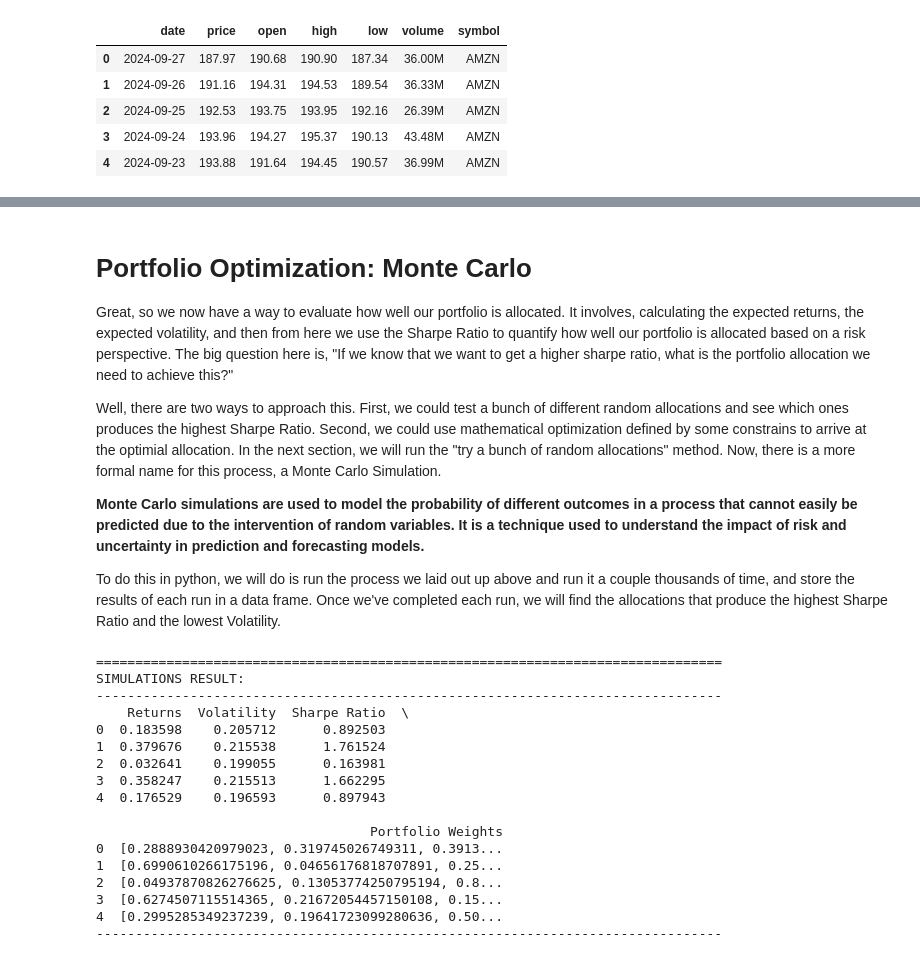
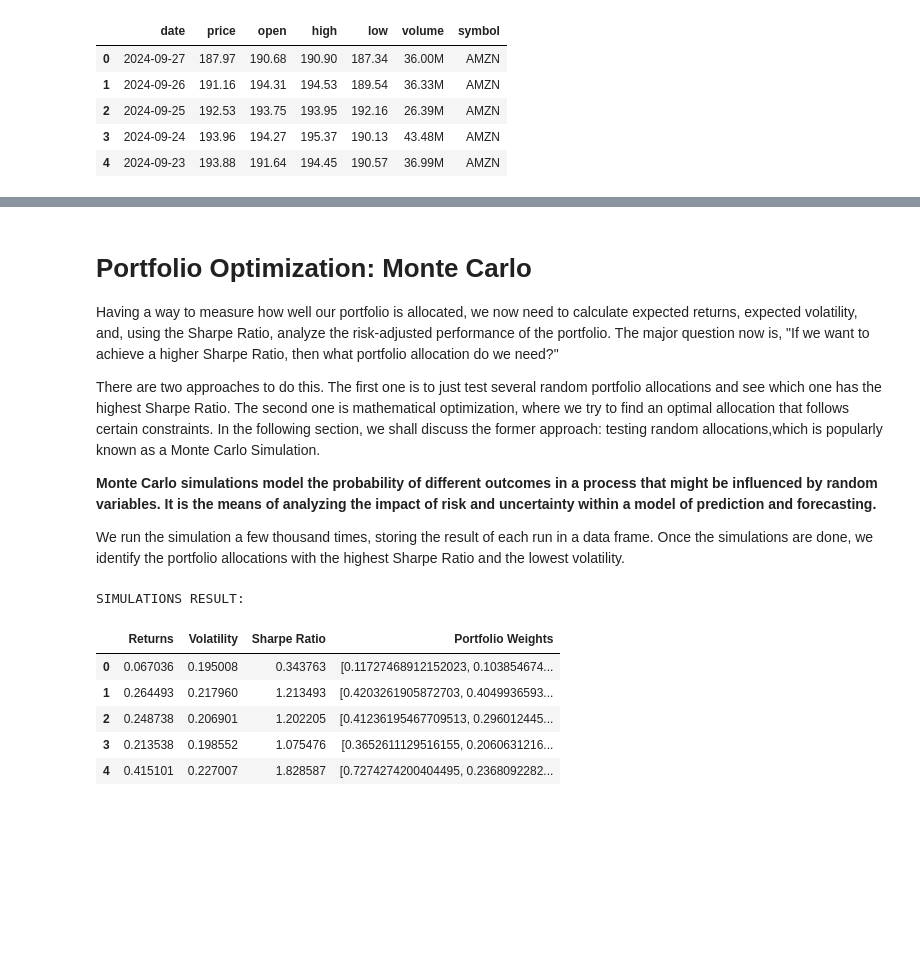
Before and after one commit to Diptadip/portfolio_optimization, a Jupyter notebook: notebooks/portfolio_optimization.ipynb, the cells around one changed output, grey strips where cells are left out. Drawn from its saved outputs; the diff is of its cells as text; code cells hidden in the pictures; blank space fills up the shorter version.

```diff
--- a/notebooks/portfolio_optimization.ipynb
+++ b/notebooks/portfolio_optimization.ipynb
@@ -19,6 +17,9 @@ from sklearn.preprocessing import StandardScaler
 # %%
-symbols = ['AAPL' , 'AMZN' , 'MSFT']
-number_of_symbols = len(symbols)
+# Symbols of the stocks in the portfolio
+SYMBOLS = ['AAPL' , 'AMZN' , 'MSFT']
+NUM_OF_SYMBOLS = len(SYMBOLS)
+
+# Load the data
 price_data_frame: pd.DataFrame = pd.read_csv("../data/data.csv")
 price_data_frame['date'] = pd.to_datetime(price_data_frame['date'], format='%d-%m-%Y')
 display(price_data_frame.head())
@@ -176,93 +163,79 @@ PORTFOLIO METRICS:
 # %% [markdown]
 # Portfolio Optimization: Monte Carlo
 
-Great, so we now have a way to evaluate how well our portfolio is allocated. It involves, calculating the expected returns, the expected volatility, and then from here we use the Sharpe Ratio to quantify how well our portfolio is allocated based on a risk perspective. The big question here is, "If we know that we want to get a higher sharpe ratio, what is the portfolio allocation we need to achieve this?"
+Having a way to measure how well our portfolio is allocated, we now need to calculate expected returns, expected volatility, and, using the Sharpe Ratio, analyze the risk-adjusted performance of the portfolio. The major question now is, "If we want to achieve a higher Sharpe Ratio, then what portfolio allocation do we need?"
 
-Well, there are two ways to approach this. First, we could test a bunch of different random allocations and see which ones produces the highest Sharpe Ratio. Second, we could use mathematical optimization defined by some constrains to arrive at the optimial allocation. In the next section, we will run the "try a bunch of random allocations" method. Now, there is a more formal name for this process, a Monte Carlo Simulation.
+There are two approaches to do this. The first one is to just test several random portfolio allocations and see which one has the highest Sharpe Ratio. The second one is mathematical optimization, where we try to find an optimal allocation that follows certain constraints. In the following section, we shall discuss the former approach: testing random allocations,which is popularly known as a Monte Carlo Simulation.
 
-**Monte Carlo simulations are used to model the probability of different outcomes in a process that cannot easily be predicted due to the intervention of random variables. It is a technique used to understand the impact of risk and uncertainty in prediction and forecasting models.**
+**Monte Carlo simulations model the probability of different outcomes in a process that might be influenced by random variables. It is the means of analyzing the impact of risk and uncertainty within a model of prediction and forecasting.**
 
-To do this in python, we will do is run the process we laid out up above and run it a couple thousands of time, and store the results of each run in a data frame. Once we've completed each run, we will find the allocations that produce the highest Sharpe Ratio and the lowest Volatility.
+We run the simulation a few thousand times, storing the result of each run in a data frame. Once the simulations are done, we identify the portfolio allocations with the highest Sharpe Ratio and the lowest volatility.
 # %%
-# Initialize the components, to run a Monte Carlo Simulation.
+# Initialize the components for running a Monte Carlo Simulation.
 
 # We will run 5000 iterations.
-num_of_portfolios = 5000
+NUM_OF_ITERATIONS = 5000
 
-# Prep an array to store the weights as they are generated, 5000 iterations for each of our 4 symbols.
-all_weights = np.zeros((num_of_portfolios, number_of_symbols))
+# Create an array to store the weights of the stocks for all the 5000 iterations and all stocks in the portfolio.
+all_weights = np.zeros((NUM_OF_ITERATIONS, NUM_OF_SYMBOLS))
 
-# Prep an array to store the returns as they are generated, 5000 possible return values.
-ret_arr = np.zeros(num_of_portfolios)
+# Prepare an array to store the returns as they are generated, 5000 possible return values.
+ret_arr = np.zeros(NUM_OF_ITERATIONS)
 
-# Prep an array to store the volatilities as they are generated, 5000 possible volatility values.
-vol_arr = np.zeros(num_of_portfolios)
+# Prepare an array to store the volatility as they are generated, 5000 possible volatility values.
+vol_arr = np.zeros(NUM_OF_ITERATIONS)
 
-# Prep an array to store the sharpe ratios as they are generated, 5000 possible Sharpe Ratios.
-sharpe_arr = np.zeros(num_of_portfolios)
+# Prepare an array to store the sharpe ratios as they are generated, 5000 possible Sharpe Ratios.
+sharpe_arr = np.zeros(NUM_OF_ITERATIONS)
 
-# Start the simulations.
-for ind in range(num_of_portfolios):
+# Start the Monte Carlo Simulation.
+for ind in range(NUM_OF_ITERATIONS):
 
-    # First, calculate the weights.
-    weights = np.array(np.random.random(number_of_symbols))
+    # weight calculation
+    weights = np.array(np.random.random(NUM_OF_SYMBOLS))
     weights = weights / np.sum(weights)
 
-    # Add the weights, to the `weights_arrays`.
+    # Save the weights in the `all_weights` array.
     all_weights[ind, :] = weights
 
     # Calculate the expected log returns, and add them to the `returns_array`.
     ret_arr[ind] = np.sum((log_return.mean() * weights) * 252)
 
     # Calculate the volatility, and add them to the `volatility_array`.
     vol_arr[ind] = np.sqrt(
         np.dot(weights.T, np.dot(log_return.cov() * 252, weights))
     )
 
     # Calculate the Sharpe Ratio and Add it to the `sharpe_ratio_array`.
     sharpe_arr[ind] = ret_arr[ind]/vol_arr[ind]
 
-# Let's create our "Master Data Frame", with the weights, the returns, the volatility, and the Sharpe Ratio
+# Display the results of the Monte Carlo Simulation.
 simulations_data = [ret_arr, vol_arr, sharpe_arr, all_weights]
 
-# Create a DataFrame from it, then Transpose it so it looks like our original one.
+# Create a DataFrame to display the results of the Monte Carlo Simulation.
 simulations_df = pd.DataFrame(data=simulations_data).T
 
 # Give the columns the Proper Names.
 simulations_df.columns = [
     'Returns',
     'Volatility',
     'Sharpe Ratio',
     'Portfolio Weights'
 ]
 
-# Make sure the data types are correct, we don't want our floats to be strings.
+# Make sure the data types are correct.
 simulations_df = simulations_df.infer_objects()
 
 # Print out the results.
-print('')
-print('='*80)
 print('SIMULATIONS RESULT:')
-print('-'*80)
-print(simulations_df.head())
-print('-'*80)
+display(simulations_df.head())
 # %% [output]
-================================================================================
 SIMULATIONS RESULT:
---------------------------------------------------------------------------------
-    Returns  Volatility  Sharpe Ratio  \
-0  0.183598    0.205712      0.892503
-1  0.379676    0.215538      1.761524
-2  0.032641    0.199055      0.163981
-3  0.358247    0.215513      1.662295
-4  0.176529    0.196593      0.897943
-
-                                   Portfolio Weights
-0  [0.2888930420979023, 0.319745026749311, 0.3913...
-1  [0.6990610266175196, 0.04656176818707891, 0.25...
-2  [0.04937870826276625, 0.13053774250795194, 0.8...
-3  [0.6274507115514365, 0.21672054457150108, 0.15...
-4  [0.2995285349237239, 0.19641723099280636, 0.50...
---------------------------------------------------------------------------------
+|  | Returns | Volatility | Sharpe Ratio | Portfolio Weights |
+| 0 | 0.067036 | 0.195008 | 0.343763 | [0.11727468912152023, 0.103854674... |
+| 1 | 0.264493 | 0.217960 | 1.213493 | [0.4203261905872703, 0.4049936593... |
+| 2 | 0.248738 | 0.206901 | 1.202205 | [0.41236195467709513, 0.296012445... |
+| 3 | 0.213538 | 0.198552 | 1.075476 | [0.3652611129516155, 0.2060631216... |
+| 4 | 0.415101 | 0.227007 | 1.828587 | [0.7274274200404495, 0.2368092282... |
 # %% [markdown]
 # Grab the Important Metrics
```
Also changed, not shown: parts of 14 cells of this notebook, 1 other file.
